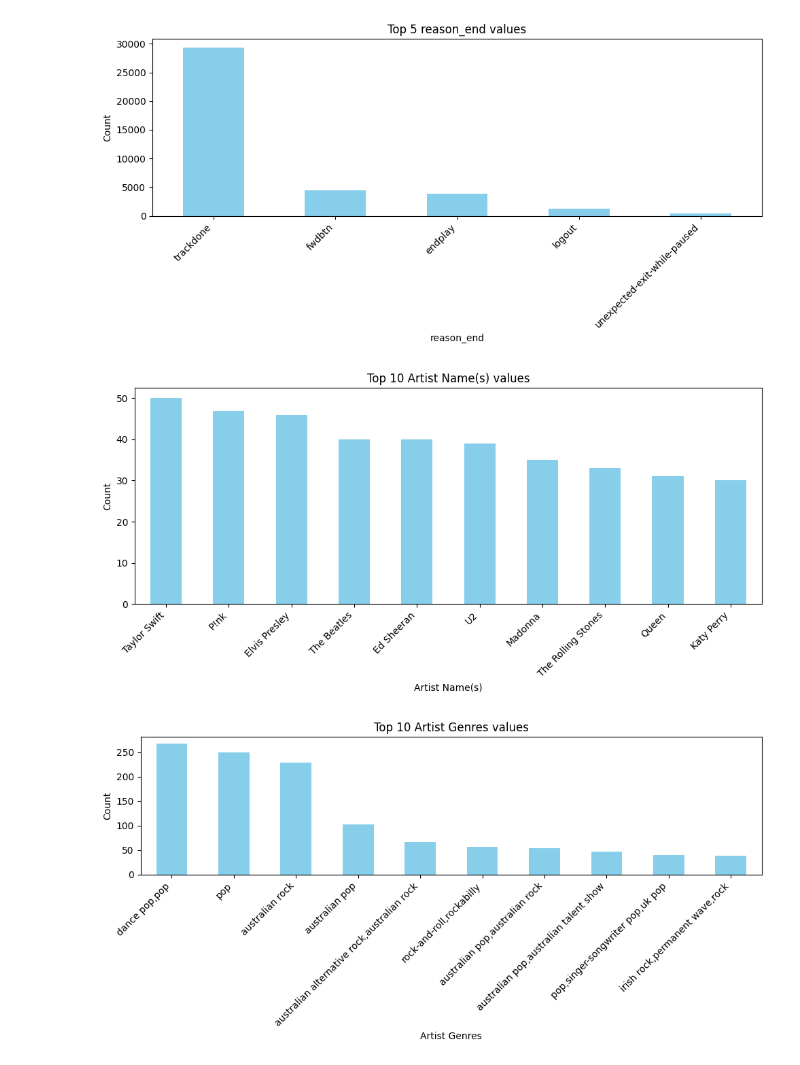
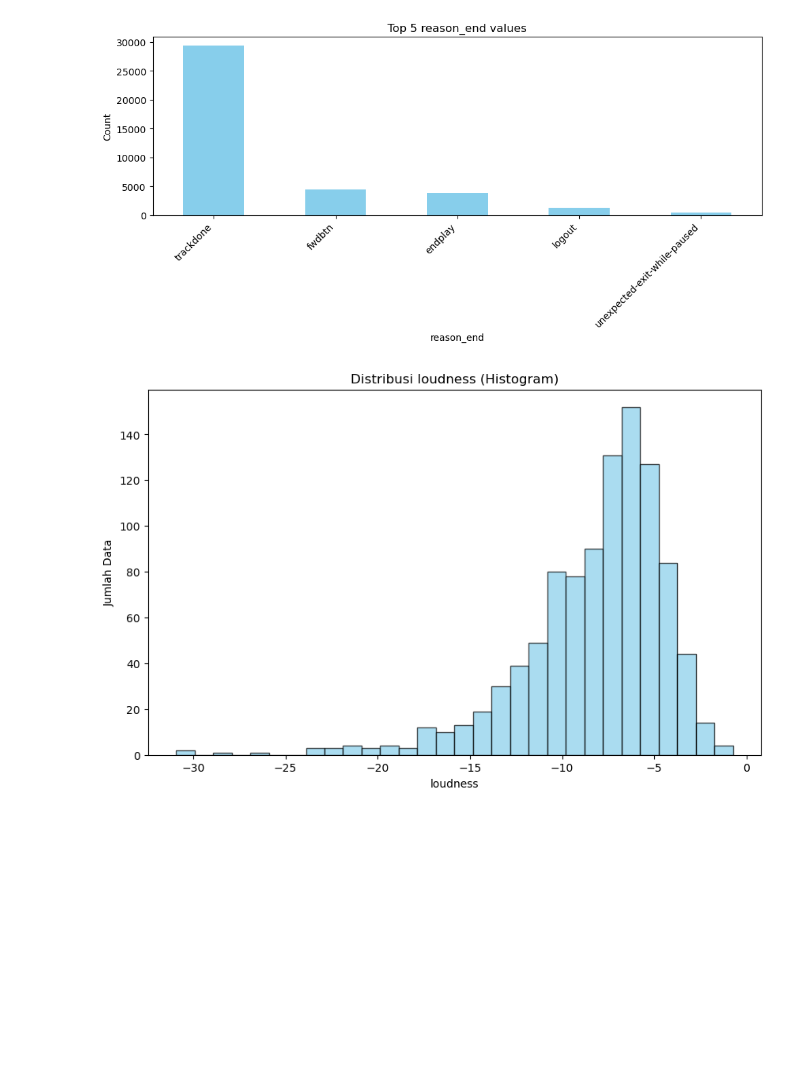
Before and after one commit to TuneHive/ML-TuneHive, a Jupyter notebook: eda/Data analysis on music.ipynb, the cells around one changed output. Cells and saved outputs as stored; diff of their text form; code cells hidden in the pictures; blank space fills up the shorter version.

```diff
--- a/eda/Data analysis on music.ipynb
+++ b/eda/Data analysis on music.ipynb
@@ -3,7 +3,7 @@ import pandas as pd
 import matplotlib.pyplot as plt
 import numpy as np
 # %%
-top_10000_train = pd.read_csv('top_10000_1950-now.csv')
+top_10000_train = pd.read_csv('Scrobble_Features.csv')
 user_history_train = pd.read_json('user_history.json')
 # %%
 top_10000_train.head(10)
@@ -35,6 +35,7 @@ user_history_train.head(10)
 | 8 | 2021-09-04T10:51:35Z | Windows 10 (10.0.22000; x64; AppX) | 23866 | LK | Chicken Tenders | Dominic Fike | ... |
 | 9 | 2021-09-04T11:35:27Z | Windows 10 (10.0.22000; x64; AppX) | 54750 | LK | Girls Want Girls (with Lil Baby) | Drake | ... |
 # %%
+
 def plot_training_data(df, column, n):
     value_counts = df[column].value_counts()
     top_n = value_counts.head(n)
@@ -47,11 +48,28 @@ def plot_training_data(df, column, n):
     plt.xticks(rotation=45, ha='right')
     plt.tight_layout()
     plt.show()
+
+def plot_histogram(df, column_name, n=1000, bins=30):
+    # Ambil data kolom yang diinginkan dan batasi pada n data pertama
+    data = df[column_name].dropna()
+    data = data.head(n)
+
+    # Plot histogram
+    plt.figure(figsize=(10, 6))
+    plt.hist(data, bins=bins, color="skyblue", edgecolor="black", alpha=0.7)
+
+    # Memberikan judul dan label pada sumbu
+    plt.title(f'Distribusi {column_name} (Histogram)')
+    plt.xlabel(column_name)
+    plt.ylabel('Jumlah Data')
+
+    # Menampilkan plot
+    plt.show()
 # %%
 plot_training_data(user_history_train, "master_metadata_album_artist_name", n=10)
 plot_training_data(user_history_train, "reason_start", n=5)
 plot_training_data(user_history_train, "reason_end", n=5)
-plot_training_data(top_10000_train, "Artist Name(s)", n=10)
-plot_training_data(top_10000_train, "Artist Genres", n=10)
+
+plot_histogram(top_10000_train, "loudness", n=1000, bins=30)
 # %% [output]
 [figure]
@@ -59,6 +77,5 @@ plot_training_data(top_10000_train, "Artist Genres", n=10)
-[figure, old version]
+[figure, new version]
-[figure, old version]
+[figure, new version]
-[figure, removed]
 # %% [markdown]
 <a style='text-decoration:none;line-height:16px;display:flex;color:#5B5B62;padding:10px;justify-content:end;' href='https://deepnote.com?utm_source=created-in-deepnote-cell&projectId=33c5d346-6bff-45f7-af8d-4b44c857ba6b' target="_blank">
 <img alt='Created in deepnote.com' style='display:inline;max-height:16px;margin:0px;margin-right:7.5px;' src='embedded-picture-1' > </img>
```
Also changed, not shown: parts of 2 cells of this notebook, 5 other files.
